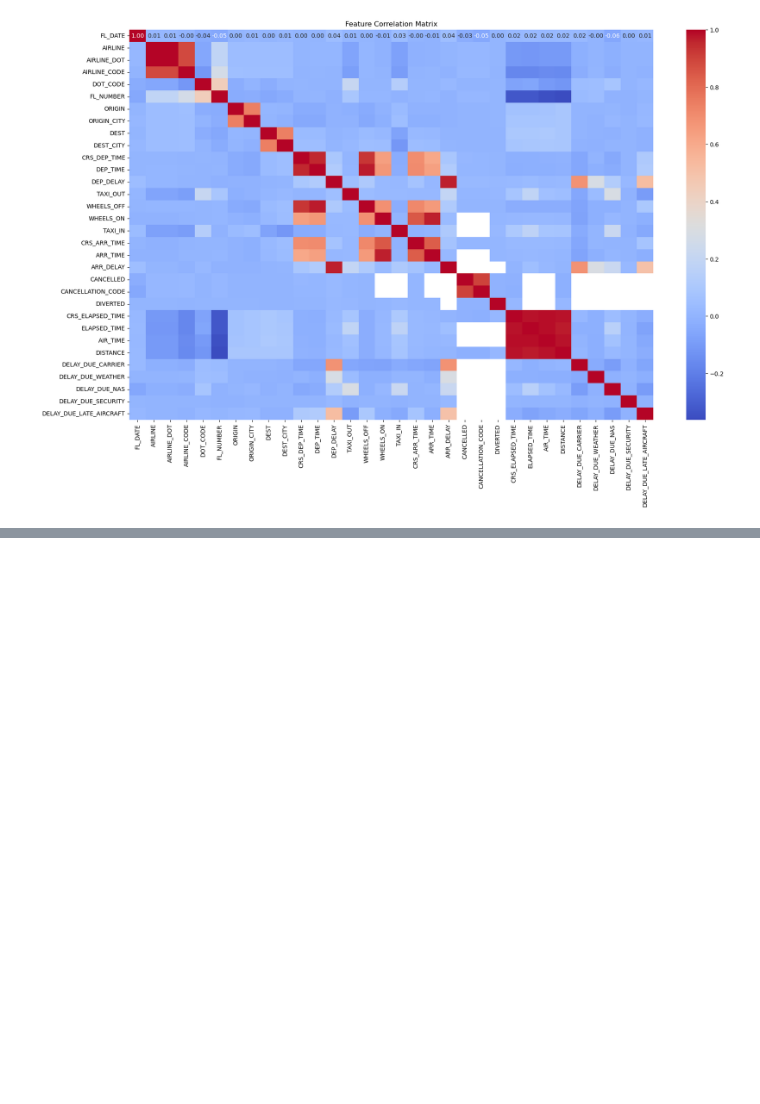
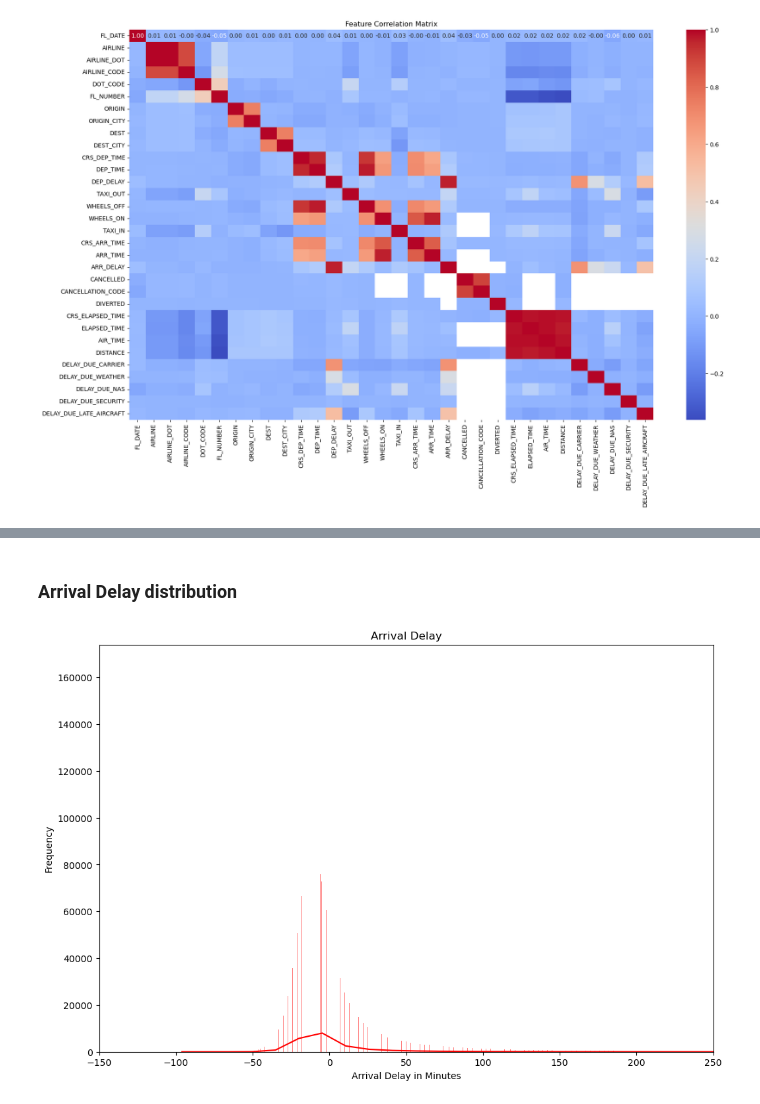
Before and after one commit to Shantanuubasu/flight_delay_cancellation_prediction, a Jupyter notebook: Flight_Predictor.ipynb, the cells around one changed output, grey strips where cells are left out. Drawn from its saved outputs; the diff is of its cells as text; code cells hidden in the pictures; blank space fills up the shorter version.

```diff
--- a/Flight_Predictor.ipynb
+++ b/Flight_Predictor.ipynb
@@ -140,0 +279,14 @@ plt.show()
+# %% [markdown]
+### Arrival Delay distribution
+# %%
+import warnings
+warnings.filterwarnings("ignore", category=FutureWarning, module="seaborn")
+plt.figure(figsize =(12,8))
+sns.histplot(df["ARR_DELAY"].dropna() ,bins = 30000, kde = True, color = 'red')
+plt.xlim(-150,250)
+plt.title("Arrival Delay")
+plt.xlabel("Arrival Delay in Minutes")
+plt.ylabel("Frequency")
+plt.show()
+# %% [output]
+[figure, added]
```
Also changed, not shown: parts of 56 cells of this notebook, 2 other files.
